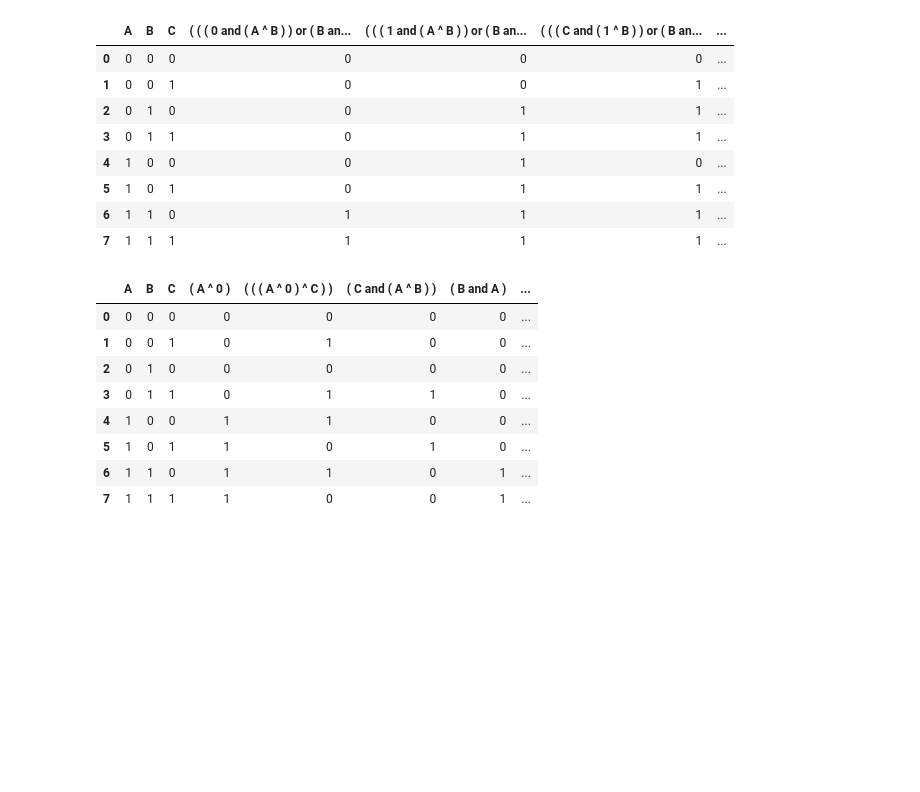
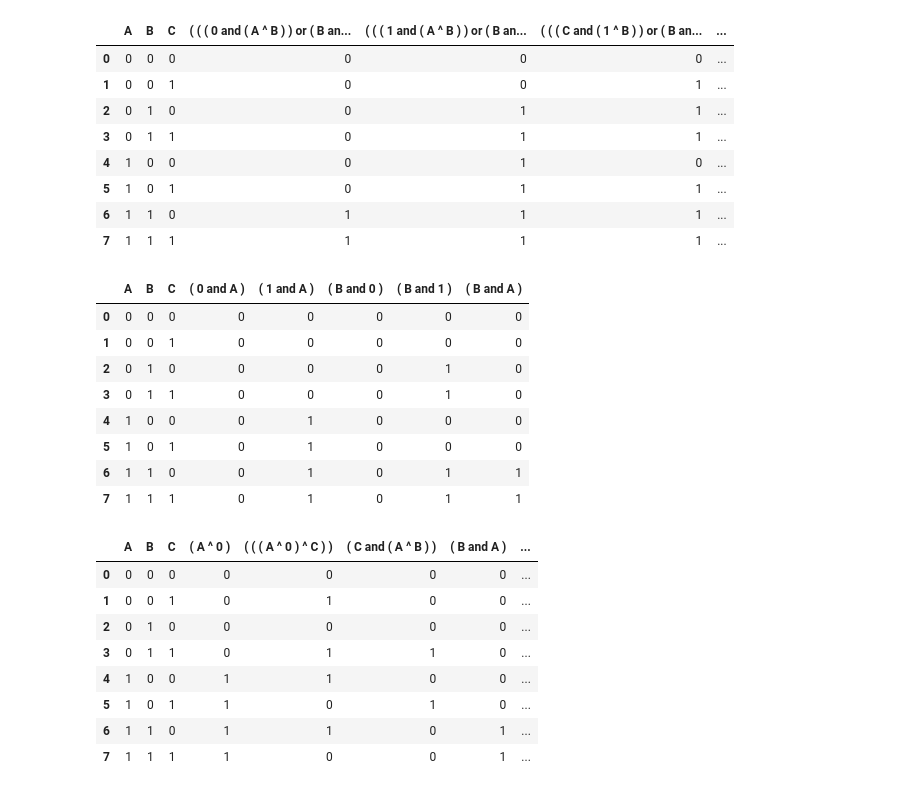
Before and after one commit to crislanio/LogicCircuitIA, a Jupyter notebook: Trabalho_01_IA-MACC.ipynb, the cells around one changed output. Drawn from its saved outputs; the diff is of its cells as text; code cells hidden in the pictures; blank space fills up the shorter version.

Commit message:
CIRCUITO final add

```diff
--- a/Trabalho_01_IA-MACC.ipynb
+++ b/Trabalho_01_IA-MACC.ipynb
@@ -1241,6 +1342,8 @@ dfFilesFalhasS1_2x2 = pd.read_csv('SaidasFalhasS2_2x2.csv')
 dfFilesFalhasS2_2x2 = pd.read_csv('SaidasFalhasS1_2x2.csv')
 dfFilesFalhasS1_3x3 = pd.read_csv('SaidasFalhasS2_3x3.csv')
 dfFilesFalhasS2_3x3 = pd.read_csv('SaidasFalhasS1_3x3.csv')
+
+dfFilesFalhasS3 = pd.read_csv('SaidasFalhasS3.csv')  # Se for o circuito final descomente essa linha
 # %% [markdown]
 ### A seguir observamos a saída dos circuitos gerados com falha, sem falha e das combinações de falhas geradas
 # %%
@@ -1344,6 +1447,18 @@ dfFilesFalhasS2_3x3.head(8) # Combinação 3x3 do circuito. Saída 2 do circuito
 | 5 | 1 | 0 | 1 | 0 | 1 | 1 | ... |
 | 6 | 1 | 1 | 0 | 1 | 1 | 1 | ... |
 | 7 | 1 | 1 | 1 | 1 | 1 | 1 | ... |
+# %%
+dfFilesFalhasS3.head(8) #  SE FOR O CIRCUITO FINAL descomente essa linha
+# %% [output]
+|  | A | B | C | ( 0 and A ) | ( 1 and A ) | ( B and 0 ) | ( B and 1 ) | ( B and A ) |
+| 0 | 0 | 0 | 0 | 0 | 0 | 0 | 0 | 0 |
+| 1 | 0 | 0 | 1 | 0 | 0 | 0 | 0 | 0 |
+| 2 | 0 | 1 | 0 | 0 | 0 | 0 | 1 | 0 |
+| 3 | 0 | 1 | 1 | 0 | 0 | 0 | 1 | 0 |
+| 4 | 1 | 0 | 0 | 0 | 1 | 0 | 0 | 0 |
+| 5 | 1 | 0 | 1 | 0 | 1 | 0 | 0 | 0 |
+| 6 | 1 | 1 | 0 | 0 | 1 | 0 | 1 | 1 |
+| 7 | 1 | 1 | 1 | 0 | 1 | 0 | 1 | 1 |
 # %%
 data = pd.read_csv(saidaCircuitoCsv+'.csv')
 data.head(8)  # vendo os primeiros valores da tabela verdade
```
Also changed, not shown: parts of 10 cells of this notebook, 42 other files.
